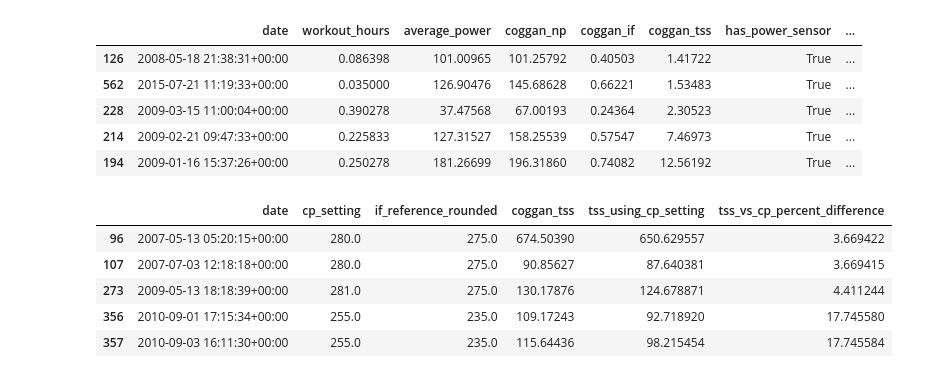
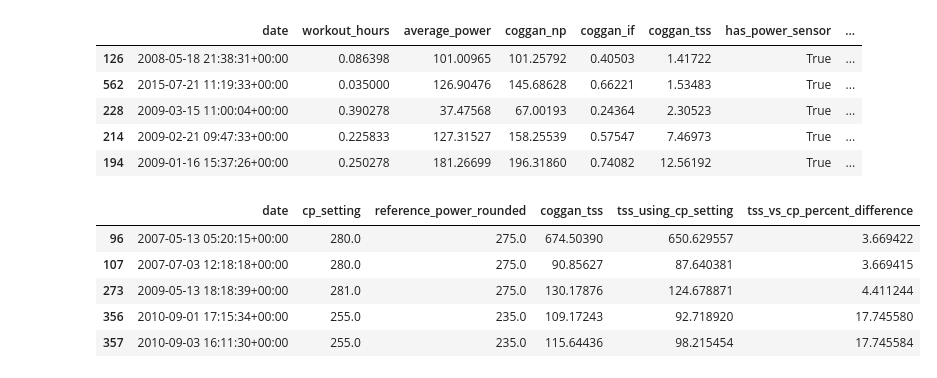
Before and after one commit to jhh0107gsc-hub/cycling, a Jupyter notebook: notebooks/01_goldencheetah_exploration.ipynb, the cells around one changed output. Cells and saved outputs as stored; diff of their text form; code cells hidden in the pictures.

```diff
--- a/notebooks/01_goldencheetah_exploration.ipynb
+++ b/notebooks/01_goldencheetah_exploration.ipynb
@@ -974,7 +974,7 @@ print(
 # %% [output]
 IF 기준 불일치: 90
 # %%
-cleaned_df["if_reference_from_stored"] = (
+cleaned_df["reference_power_from_stored_if"] = (
     cleaned_df["coggan_np"]
     / cleaned_df["coggan_if"]
 )
@@ -985,7 +985,7 @@ cleaned_df.loc[
         "date",
         "coggan_np",
         "cp_setting",
-        "if_reference_from_stored",
+        "reference_power_from_stored_if",
         "coggan_if",
         "if_from_formula",
         "if_absolute_difference",
@@ -1007,20 +1007,20 @@ cleaned_df.loc[
 | 369 | 2010-09-22 16:11:33+00:00 | 234.37438 | 255.0 | 234.999479 | 0.99734 | 0.919115 | ... |
 | 575 | 2016-05-05 11:57:18+00:00 | 173.68722 | 225.0 | 249.999597 | 0.69475 | 0.771943 | ... |
 # %%
-cleaned_df["if_reference_rounded"] = (
-    cleaned_df["if_reference_from_stored"].round()
+cleaned_df["reference_power_rounded"] = (
+    cleaned_df["reference_power_from_stored_if"].round()
 )
 
-if_reference_patterns = (
+reference_power_patterns = (
     cleaned_df.loc[
         if_difference_needs_review,
         [
             "cp_setting",
-            "if_reference_rounded",
+            "reference_power_rounded",
         ]
     ]
     .value_counts()
 )
 
-if_reference_patterns
+reference_power_patterns
 # %% [output]
@@ -1248,39 +1248,39 @@ TSS가 낮은 라이드
 | 214 | 2009-02-21 09:47:33+00:00 | 0.225833 | 127.31527 | 158.25539 | 0.57547 | 7.46973 | True | ... |
 | 194 | 2009-01-16 15:37:26+00:00 | 0.250278 | 181.26699 | 196.31860 | 0.74082 | 12.56192 | True | ... |
 # %%
-cleaned_df["if_reference_differs_from_cp"] = (
+cleaned_df["reference_power_differs_from_cp"] = (
     if_difference_needs_review
 )
 
 cleaned_df["tss_using_cp_setting"] = (
     cleaned_df["coggan_if_weight"]
     / 3600
     * cleaned_df["if_from_formula"] ** 2
     * 100
 )
 
 cleaned_df["tss_vs_cp_percent_difference"] = (
     (
         cleaned_df["coggan_tss"]
         - cleaned_df["tss_using_cp_setting"]
     )
     / cleaned_df["tss_using_cp_setting"]
     * 100
 )
 
 cleaned_df.loc[
-    cleaned_df["if_reference_differs_from_cp"],
+    cleaned_df["reference_power_differs_from_cp"],
     [
         "date",
         "cp_setting",
-        "if_reference_rounded",
+        "reference_power_rounded",
         "coggan_tss",
         "tss_using_cp_setting",
         "tss_vs_cp_percent_difference",
     ],
 ].head()
 # %% [output]
-|  | date | cp_setting | if_reference_rounded | coggan_tss | tss_using_cp_setting | tss_vs_cp_percent_difference |
+|  | date | cp_setting | reference_power_rounded | coggan_tss | tss_using_cp_setting | tss_vs_cp_percent_difference |
 | 96 | 2007-05-13 05:20:15+00:00 | 280.0 | 275.0 | 674.50390 | 650.629557 | 3.669422 |
 | 107 | 2007-07-03 12:18:18+00:00 | 280.0 | 275.0 | 90.85627 | 87.640381 | 3.669415 |
 | 273 | 2009-05-13 18:18:39+00:00 | 281.0 | 275.0 | 130.17876 | 124.678871 | 4.411244 |
```
Also changed, not shown: parts of 42 cells of this notebook.
